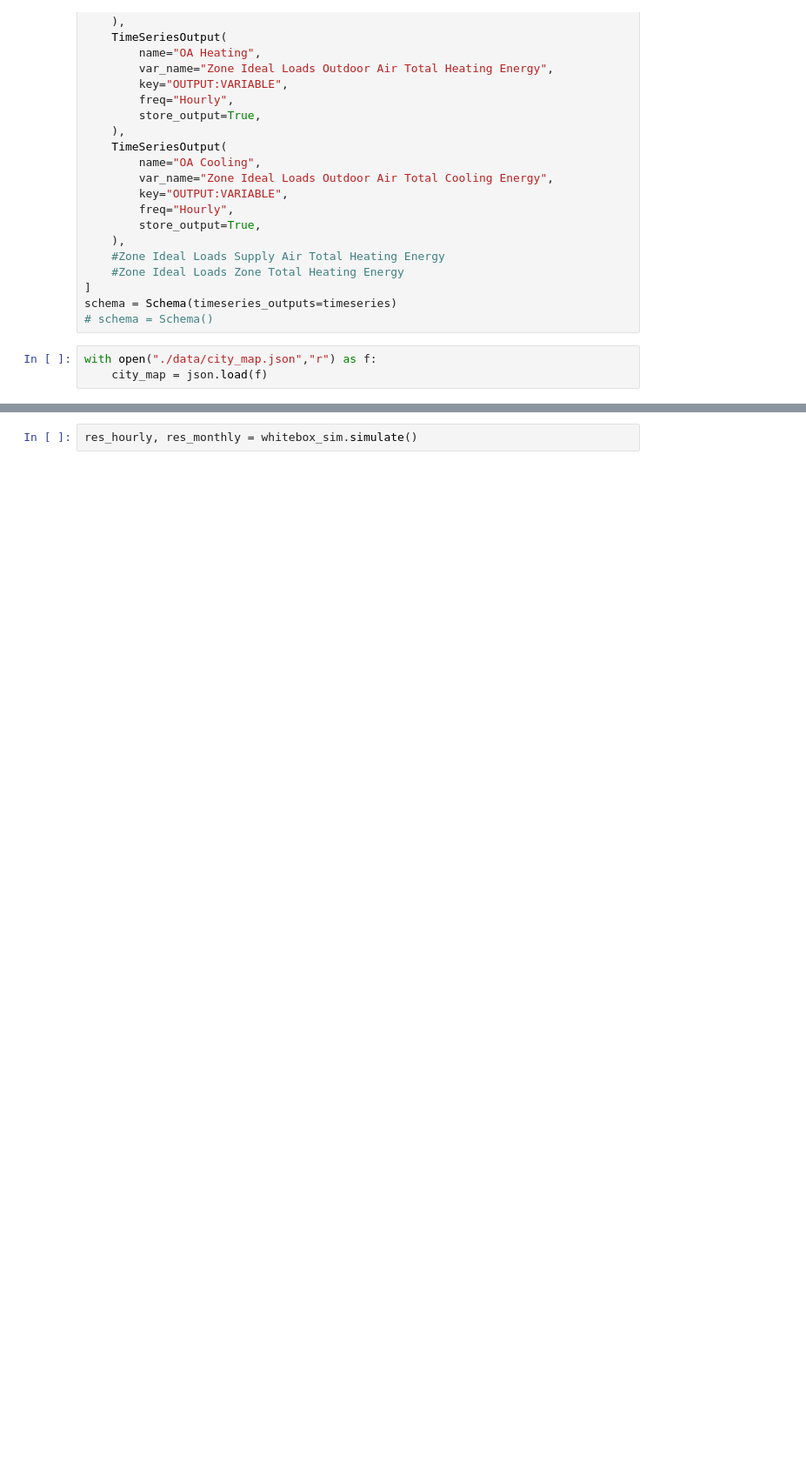
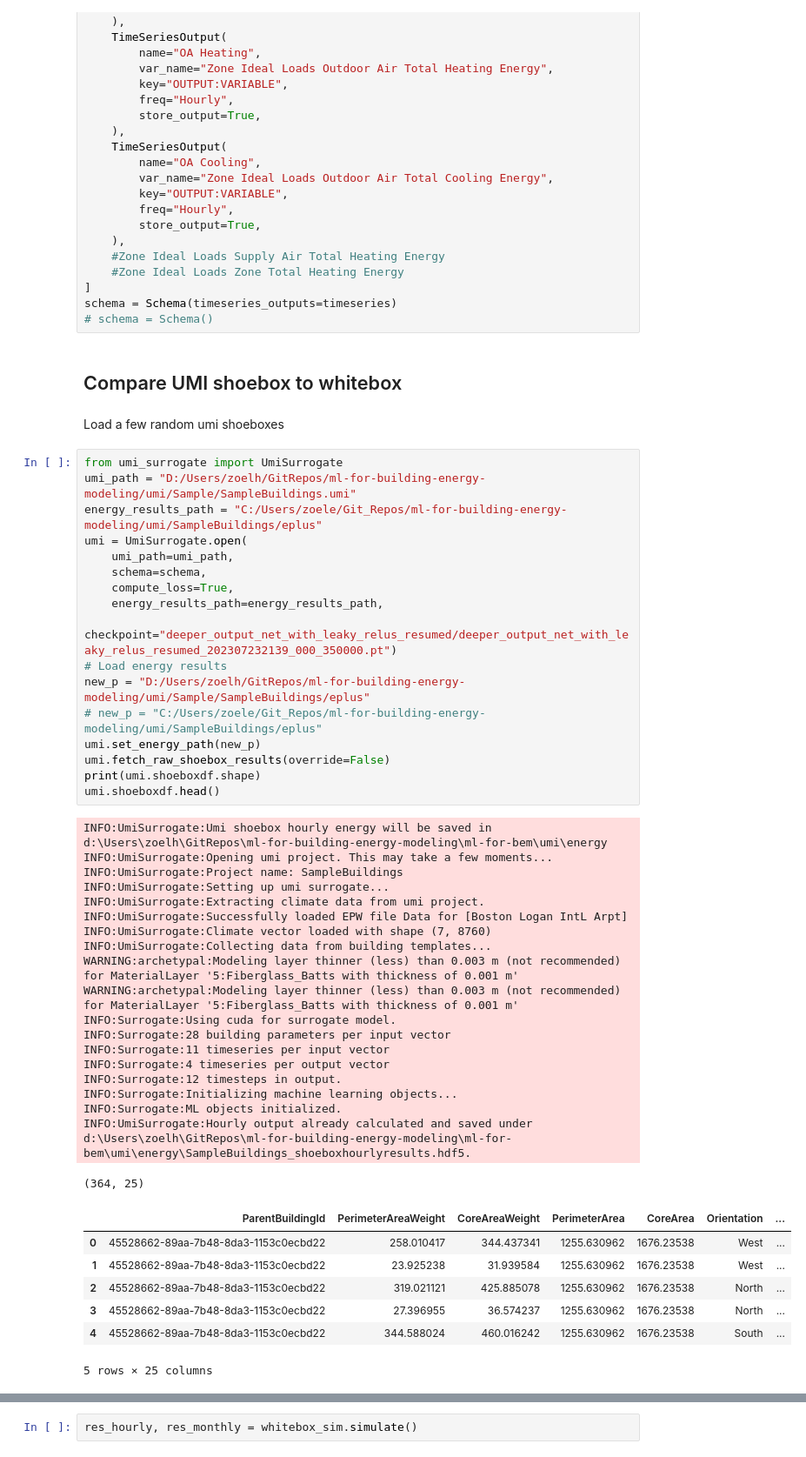
Before and after one commit to szvsw/ml-for-building-energy-modeling, a Jupyter notebook: ml-for-bem/shoebox_tester.ipynb, the cells around one changed output, grey strips where cells are left out. Shown at 87% size. Cells and saved outputs as stored; diff of their text form; blank space fills up the shorter version.

```diff
--- a/ml-for-bem/shoebox_tester.ipynb
+++ b/ml-for-bem/shoebox_tester.ipynb
@@ -81,6 +84,51 @@ timeseries = [
 ]
 schema = Schema(timeseries_outputs=timeseries)
 # schema = Schema()
-# %%
-with open("./data/city_map.json","r") as f:
-	city_map = json.load(f)
+# %% [markdown]
+## Compare UMI shoebox to whitebox
+# %% [markdown]
+Load a few random umi shoeboxes
+# %%
+from umi_surrogate import UmiSurrogate
+umi_path = "D:/Users/zoelh/GitRepos/ml-for-building-energy-modeling/umi/Sample/SampleBuildings.umi"
+energy_results_path = "C:/Users/zoele/Git_Repos/ml-for-building-energy-modeling/umi/SampleBuildings/eplus"
+umi = UmiSurrogate.open(
+    umi_path=umi_path,
+    schema=schema,
+    compute_loss=True,
+    energy_results_path=energy_results_path,
+    checkpoint="deeper_output_net_with_leaky_relus_resumed/deeper_output_net_with_leaky_relus_resumed_202307232139_000_350000.pt")
+# Load energy results
+new_p = "D:/Users/zoelh/GitRepos/ml-for-building-energy-modeling/umi/Sample/SampleBuildings/eplus"
+# new_p = "C:/Users/zoele/Git_Repos/ml-for-building-energy-modeling/umi/SampleBuildings/eplus"
+umi.set_energy_path(new_p)
+umi.fetch_raw_shoebox_results(override=False)
+print(umi.shoeboxdf.shape)
+umi.shoeboxdf.head()
+# %% [output]
+INFO:UmiSurrogate:Umi shoebox hourly energy will be saved in d:\Users\zoelh\GitRepos\ml-for-building-energy-modeling\ml-for-bem\umi\energy
+INFO:UmiSurrogate:Opening umi project. This may take a few moments...
+INFO:UmiSurrogate:Project name: SampleBuildings
+INFO:UmiSurrogate:Setting up umi surrogate...
+INFO:UmiSurrogate:Extracting climate data from umi project.
+INFO:UmiSurrogate:Successfully loaded EPW file Data for [Boston Logan IntL Arpt]
+INFO:UmiSurrogate:Climate vector loaded with shape (7, 8760)
+INFO:UmiSurrogate:Collecting data from building templates...
+WARNING:archetypal:Modeling layer thinner (less) than 0.003 m (not recommended) for MaterialLayer '5:Fiberglass_Batts with thickness of 0.001 m'
+WARNING:archetypal:Modeling layer thinner (less) than 0.003 m (not recommended) for MaterialLayer '5:Fiberglass_Batts with thickness of 0.001 m'
+INFO:Surrogate:Using cuda for surrogate model.
+INFO:Surrogate:28 building parameters per input vector
+INFO:Surrogate:11 timeseries per input vector
+INFO:Surrogate:4 timeseries per output vector
+INFO:Surrogate:12 timesteps in output.
+INFO:Surrogate:Initializing machine learning objects...
+INFO:Surrogate:ML objects initialized.
+INFO:UmiSurrogate:Hourly output already calculated and saved under d:\Users\zoelh\GitRepos\ml-for-building-energy-modeling\ml-for-bem\umi\energy\SampleBuildings_shoeboxhourlyresults.hdf5.
+(364, 25)
+|  | ParentBuildingId | PerimeterAreaWeight | CoreAreaWeight | PerimeterArea | CoreArea | Orientation | ... |
+| 0 | 45528662-89aa-7b48-8da3-1153c0ecbd22 | 258.010417 | 344.437341 | 1255.630962 | 1676.23538 | West | ... |
+| 1 | 45528662-89aa-7b48-8da3-1153c0ecbd22 | 23.925238 | 31.939584 | 1255.630962 | 1676.23538 | West | ... |
+| 2 | 45528662-89aa-7b48-8da3-1153c0ecbd22 | 319.021121 | 425.885078 | 1255.630962 | 1676.23538 | North | ... |
+| 3 | 45528662-89aa-7b48-8da3-1153c0ecbd22 | 27.396955 | 36.574237 | 1255.630962 | 1676.23538 | North | ... |
+| 4 | 45528662-89aa-7b48-8da3-1153c0ecbd22 | 344.588024 | 460.016242 | 1255.630962 | 1676.23538 | South | ... |
+5 rows × 25 columns
```
Also changed, not shown: parts of 23 cells of this notebook, 1 other file.
